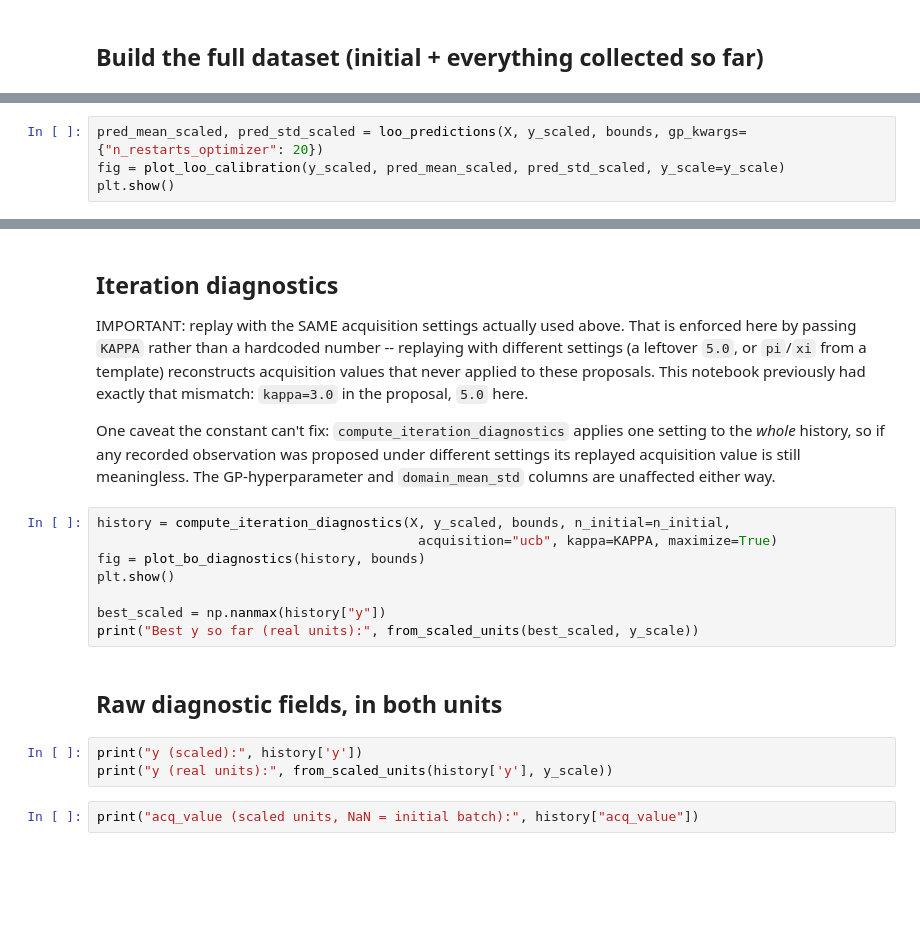
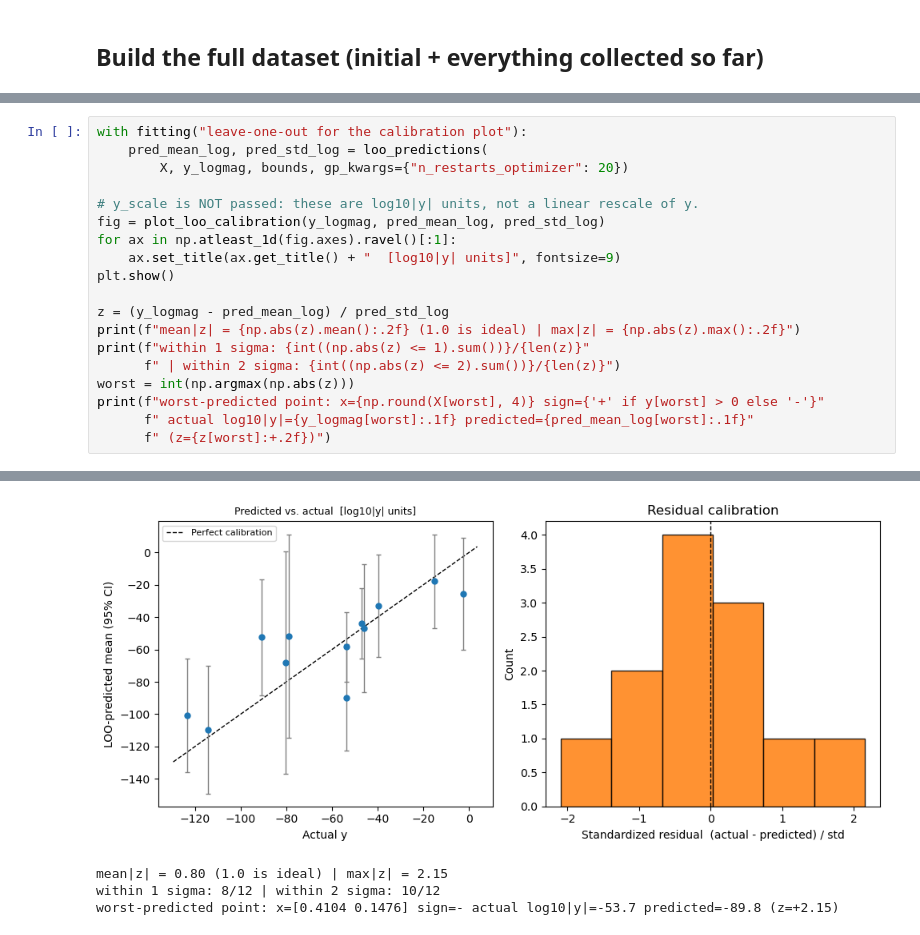
Before and after one commit to nic-gibson/capstone, a Jupyter notebook: function1.ipynb, the cells around one changed output, grey strips where cells are left out. Saved outputs shown, nothing was run; the diff lists cells and outputs as text; blank space fills up the shorter version.

```diff
--- a/function1.ipynb
+++ b/function1.ipynb
@@ -192,4 +660,20 @@ Worth checking here given how extreme the y-scale is -- confirms the GP is actua
 # %%
-pred_mean_scaled, pred_std_scaled = loo_predictions(X, y_scaled, bounds, gp_kwargs={"n_restarts_optimizer": 20})
-fig = plot_loo_calibration(y_scaled, pred_mean_scaled, pred_std_scaled, y_scale=y_scale)
+with fitting("leave-one-out for the calibration plot"):
+    pred_mean_log, pred_std_log = loo_predictions(
+        X, y_logmag, bounds, gp_kwargs={"n_restarts_optimizer": 20})
+
+# y_scale is NOT passed: these are log10|y| units, not a linear rescale of y.
+fig = plot_loo_calibration(y_logmag, pred_mean_log, pred_std_log)
+for ax in np.atleast_1d(fig.axes).ravel()[:1]:
+    ax.set_title(ax.get_title() + "  [log10|y| units]", fontsize=9)
 plt.show()
+
+z = (y_logmag - pred_mean_log) / pred_std_log
+print(f"mean|z| = {np.abs(z).mean():.2f} (1.0 is ideal) | max|z| = {np.abs(z).max():.2f}")
+print(f"within 1 sigma: {int((np.abs(z) <= 1).sum())}/{len(z)}"
+      f" | within 2 sigma: {int((np.abs(z) <= 2).sum())}/{len(z)}")
+worst = int(np.argmax(np.abs(z)))
+print(f"worst-predicted point: x={np.round(X[worst], 4)} sign={'+' if y[worst] > 0 else '-'}"
+      f" actual log10|y|={y_logmag[worst]:.1f} predicted={pred_mean_log[worst]:.1f}"
+      f" (z={z[worst]:+.2f})")
+# %% [output]
@@ -196,24 +682,7 @@ plt.show()
+[figure, added]
+mean|z| = 0.80 (1.0 is ideal) | max|z| = 2.15
+within 1 sigma: 8/12 | within 2 sigma: 10/12
+worst-predicted point: x=[0.4104 0.1476] sign=- actual log10|y|=-53.7 predicted=-89.8 (z=+2.15)
-# %% [markdown]
-## Iteration diagnostics
-
-IMPORTANT: replay with the SAME acquisition settings actually used above. That is enforced here by passing `KAPPA` rather than a hardcoded number -- replaying with different settings (a leftover `5.0`, or `pi`/`xi` from a template) reconstructs acquisition values that never applied to these proposals. This notebook previously had exactly that mismatch: `kappa=3.0` in the proposal, `5.0` here.
-
-One caveat the constant can't fix: `compute_iteration_diagnostics` applies one setting to the *whole* history, so if any recorded observation was proposed under different settings its replayed acquisition value is still meaningless. The GP-hyperparameter and `domain_mean_std` columns are unaffected either way.
-# %%
-history = compute_iteration_diagnostics(X, y_scaled, bounds, n_initial=n_initial,
-                                         acquisition="ucb", kappa=KAPPA, maximize=True)
-fig = plot_bo_diagnostics(history, bounds)
-plt.show()
-
-best_scaled = np.nanmax(history["y"])
-print("Best y so far (real units):", from_scaled_units(best_scaled, y_scale))
-# %% [markdown]
-## Raw diagnostic fields, in both units
-# %%
-print("y (scaled):", history['y'])
-print("y (real units):", from_scaled_units(history['y'], y_scale))
-# %%
-print("acq_value (scaled units, NaN = initial batch):", history["acq_value"])
 # %%
 # The proposal as a hyphen-separated string, for submission.
 print("-".join(f"{v:.6f}" for v in x_next))
```
Also changed, not shown: parts of 25 cells of this notebook.
